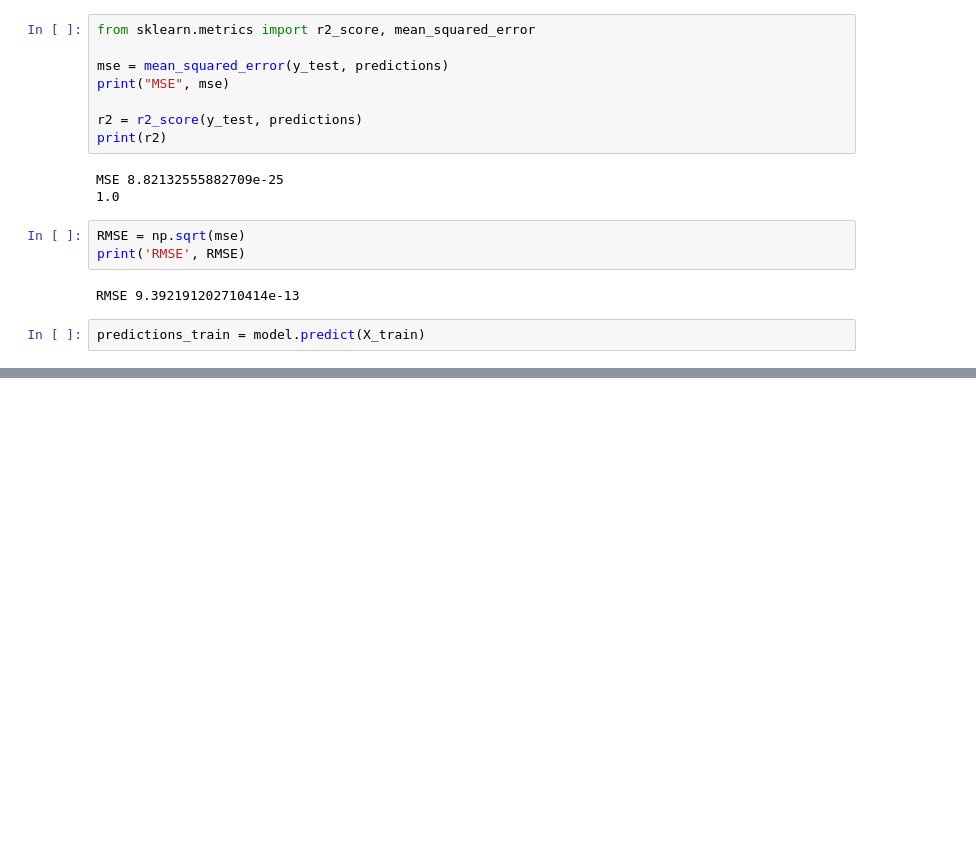
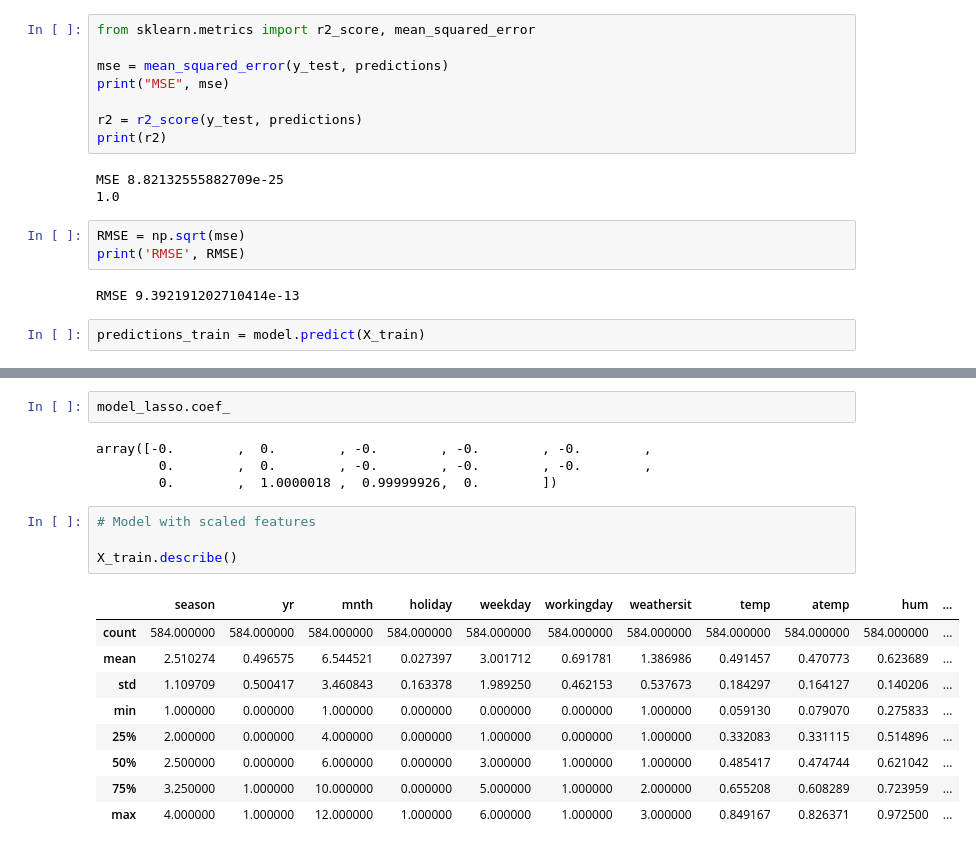
Before and after one commit to Abednego-py/Intro-to-Machine-Learning, a Jupyter notebook: Regression.ipynb, the cells around one changed output, grey strips where cells are left out. Cells and saved outputs as stored; diff of their text form; blank space fills up the shorter version.

```diff
--- a/Regression.ipynb
+++ b/Regression.ipynb
@@ -522,0 +517,20 @@ array([-0.        ,  0.        , -0.        , -0.        , -0.        ,
+# %%
+model_lasso.coef_
+# %% [output]
+array([-0.        ,  0.        , -0.        , -0.        , -0.        ,
+        0.        ,  0.        , -0.        , -0.        , -0.        ,
+        0.        ,  1.0000018 ,  0.99999926,  0.        ])
+# %%
+# Model with scaled features
+
+X_train.describe()
+# %% [output]
+|  | season | yr | mnth | holiday | weekday | workingday | weathersit | temp | atemp | hum | ... |
+| count | 584.000000 | 584.000000 | 584.000000 | 584.000000 | 584.000000 | 584.000000 | 584.000000 | 584.000000 | 584.000000 | 584.000000 | ... |
+| mean | 2.510274 | 0.496575 | 6.544521 | 0.027397 | 3.001712 | 0.691781 | 1.386986 | 0.491457 | 0.470773 | 0.623689 | ... |
+| std | 1.109709 | 0.500417 | 3.460843 | 0.163378 | 1.989250 | 0.462153 | 0.537673 | 0.184297 | 0.164127 | 0.140206 | ... |
+| min | 1.000000 | 0.000000 | 1.000000 | 0.000000 | 0.000000 | 0.000000 | 1.000000 | 0.059130 | 0.079070 | 0.275833 | ... |
+| 25% | 2.000000 | 0.000000 | 4.000000 | 0.000000 | 1.000000 | 0.000000 | 1.000000 | 0.332083 | 0.331115 | 0.514896 | ... |
+| 50% | 2.500000 | 0.000000 | 6.000000 | 0.000000 | 3.000000 | 1.000000 | 1.000000 | 0.485417 | 0.474744 | 0.621042 | ... |
+| 75% | 3.250000 | 1.000000 | 10.000000 | 0.000000 | 5.000000 | 1.000000 | 2.000000 | 0.655208 | 0.608289 | 0.723959 | ... |
+| max | 4.000000 | 1.000000 | 12.000000 | 1.000000 | 6.000000 | 1.000000 | 3.000000 | 0.849167 | 0.826371 | 0.972500 | ... |
```
Also changed, not shown: parts of 30 cells of this notebook, 1 other file.
